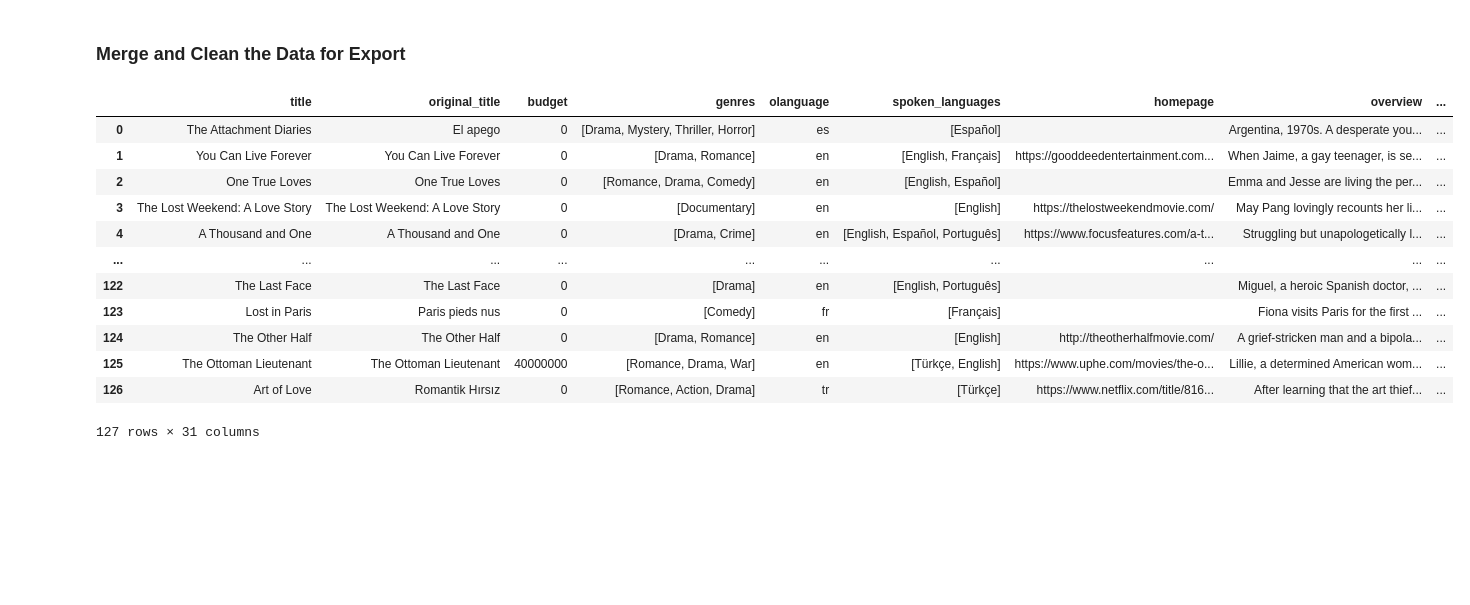
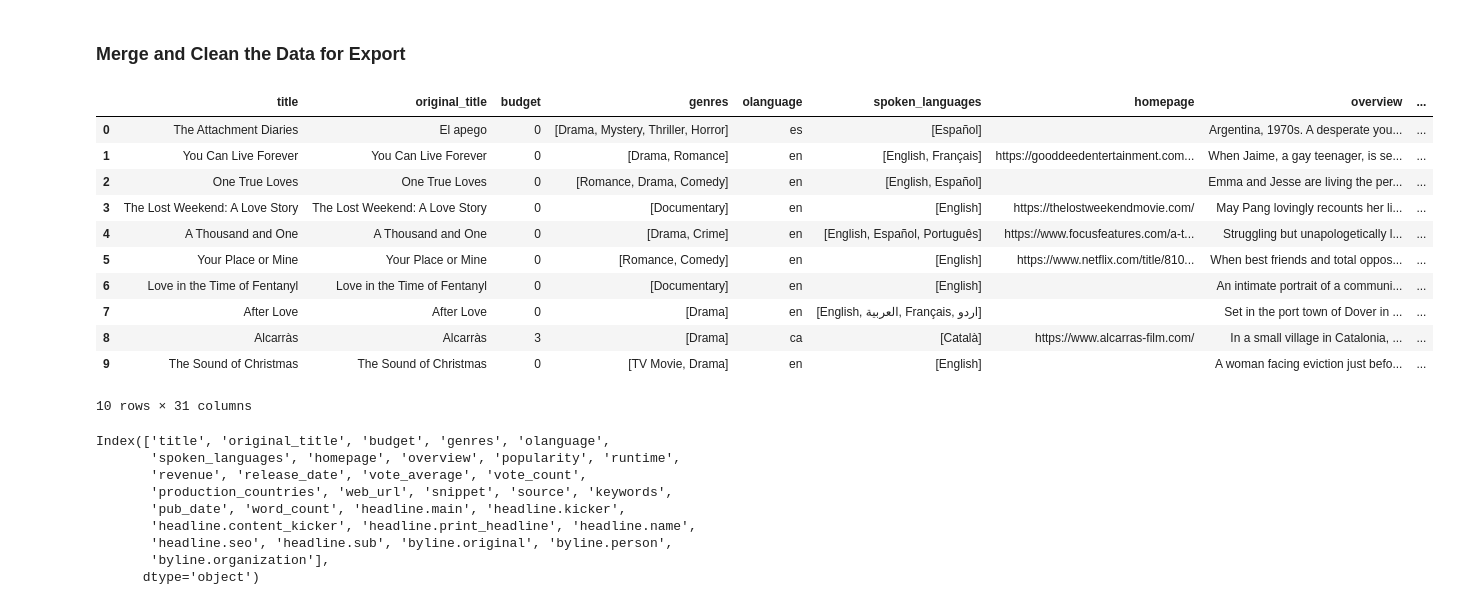
Before and after one commit to willablackmon/movie-reviews-data-sourcing, a Jupyter notebook: retrieve_movie_data.ipynb, the cells around one changed output. Drawn from its saved outputs; the diff is of its cells as text; code cells hidden in the pictures; blank space fills up the shorter version.

```diff
--- a/retrieve_movie_data.ipynb
+++ b/retrieve_movie_data.ipynb
@@ -468,19 +468,30 @@ moviedb_df.head(10)
 # %%
 # Merge the New York Times reviews and TMDB DataFrames on title
 movies_combined_df = moviedb_df.merge(reviews_copy_df, on='title')
-movies_combined_df
+movies_combined_df.head(10)
 # %% [output]
 |  | title | original_title | budget | genres | olanguage | spoken_languages | homepage | overview | ... |
 | 0 | The Attachment Diaries | El apego | 0 | [Drama, Mystery, Thriller, Horror] | es | [Español] |  | Argentina, 1970s. A desperate you... | ... |
 | 1 | You Can Live Forever | You Can Live Forever | 0 | [Drama, Romance] | en | [English, Français] | https://gooddeedentertainment.com... | When Jaime, a gay teenager, is se... | ... |
 | 2 | One True Loves | One True Loves | 0 | [Romance, Drama, Comedy] | en | [English, Español] |  | Emma and Jesse are living the per... | ... |
 | 3 | The Lost Weekend: A Love Story | The Lost Weekend: A Love Story | 0 | [Documentary] | en | [English] | https://thelostweekendmovie.com/ | May Pang lovingly recounts her li... | ... |
 | 4 | A Thousand and One | A Thousand and One | 0 | [Drama, Crime] | en | [English, Español, Português] | https://www.focusfeatures.com/a-t... | Struggling but unapologetically l... | ... |
-| ... | ... | ... | ... | ... | ... | ... | ... | ... | ... |
-| 122 | The Last Face | The Last Face | 0 | [Drama] | en | [English, Português] |  | Miguel, a heroic Spanish doctor, ... | ... |
-| 123 | Lost in Paris | Paris pieds nus | 0 | [Comedy] | fr | [Français] |  | Fiona visits Paris for the first ... | ... |
-| 124 | The Other Half | The Other Half | 0 | [Drama, Romance] | en | [English] | http://theotherhalfmovie.com/ | A grief-stricken man and a bipola... | ... |
-| 125 | The Ottoman Lieutenant | The Ottoman Lieutenant | 40000000 | [Romance, Drama, War] | en | [Türkçe, English] | https://www.uphe.com/movies/the-o... | Lillie, a determined American wom... | ... |
-| 126 | Art of Love | Romantik Hırsız | 0 | [Romance, Action, Drama] | tr | [Türkçe] | https://www.netflix.com/title/816... | After learning that the art thief... | ... |
+| 5 | Your Place or Mine | Your Place or Mine | 0 | [Romance, Comedy] | en | [English] | https://www.netflix.com/title/810... | When best friends and total oppos... | ... |
+| 6 | Love in the Time of Fentanyl | Love in the Time of Fentanyl | 0 | [Documentary] | en | [English] |  | An intimate portrait of a communi... | ... |
+| 7 | After Love | After Love | 0 | [Drama] | en | [English, العربية, Français, اردو] |  | Set in the port town of Dover in ... | ... |
+| 8 | Alcarràs | Alcarràs | 3 | [Drama] | ca | [Català] | https://www.alcarras-film.com/ | In a small village in Catalonia, ... | ... |
+| 9 | The Sound of Christmas | The Sound of Christmas | 0 | [TV Movie, Drama] | en | [English] |  | A woman facing eviction just befo... | ... |
-127 rows × 31 columns
+10 rows × 31 columns
+# %%
+movies_combined_df.columns
+# %% [output]
+Index(['title', 'original_title', 'budget', 'genres', 'olanguage',
+       'spoken_languages', 'homepage', 'overview', 'popularity', 'runtime',
+       'revenue', 'release_date', 'vote_average', 'vote_count',
+       'production_countries', 'web_url', 'snippet', 'source', 'keywords',
+       'pub_date', 'word_count', 'headline.main', 'headline.kicker',
+       'headline.content_kicker', 'headline.print_headline', 'headline.name',
+       'headline.seo', 'headline.sub', 'byline.original', 'byline.person',
+       'byline.organization'],
+      dtype='object')
 # %%
```
Also changed, not shown: parts of 9 cells of this notebook.
